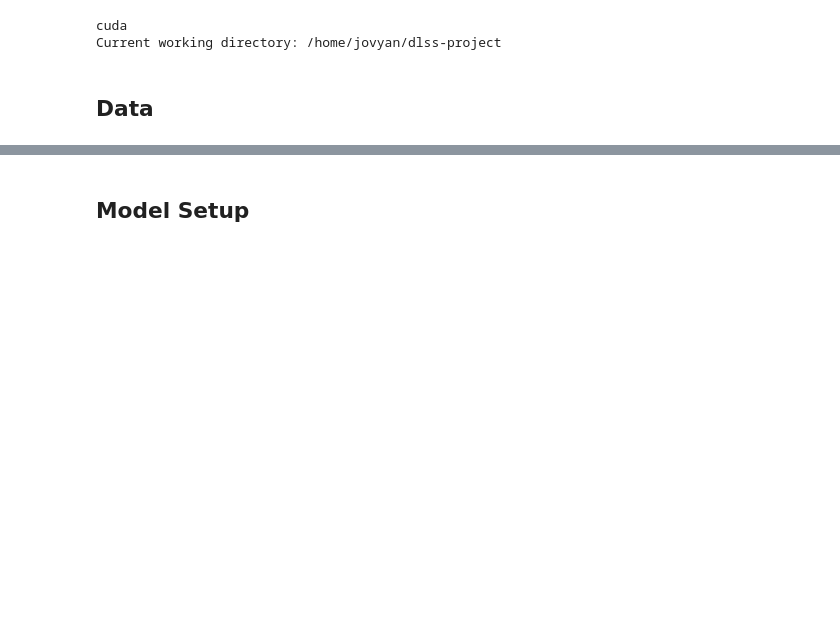
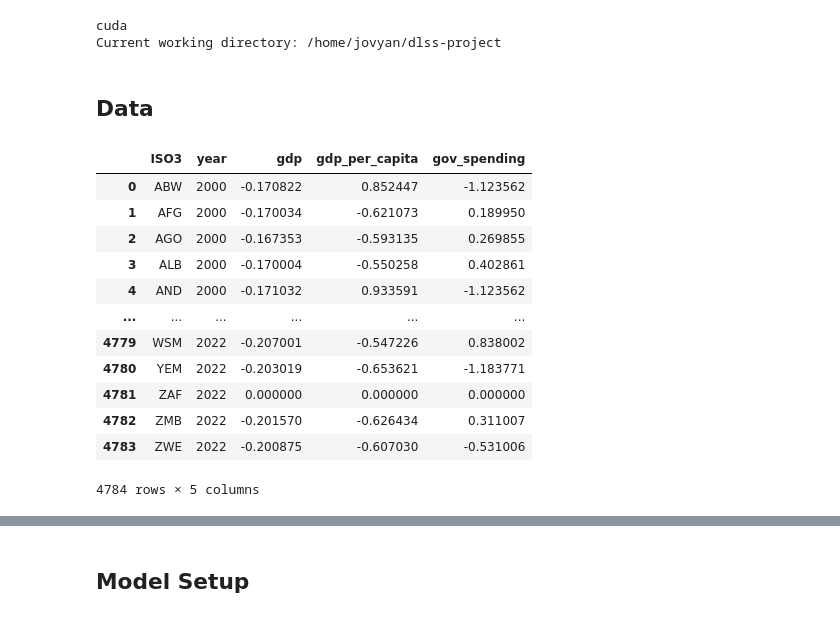
Before and after one commit to samrauh/dlss-project, a Jupyter notebook: model/multimodal_newtwork.ipynb, the cells around one changed output, grey strips where cells are left out. Saved outputs shown, nothing was run; the diff lists cells and outputs as text; code cells hidden in the pictures; blank space fills up the shorter version.

```diff
--- a/model/multimodal_newtwork.ipynb
+++ b/model/multimodal_newtwork.ipynb
@@ -57,6 +57,11 @@ path_lang_edges = "data_collection/culture/language_religion_edges.parquet"
 path_lang_nodes = "data_collection/culture/language_religion_nodes.parquet"
 df_lang_edges = pd.read_parquet(path_lang_edges)
 df_lang_nodes = pd.read_parquet(path_lang_nodes)
+
+path_eco_edges = "data_collection/economics/edges_economics.parquet"
+path_eco_nodes = "data_collection/economics/nodes_economics.parquet"
+df_eco_edges = pd.read_parquet(path_eco_edges)
+df_eco_nodes = pd.read_parquet(path_eco_nodes)
 # %%
 # Pre-compute UN member countries once
 @functools.lru_cache(maxsize=1)
@@ -188,6 +193,22 @@ def create_data(edge_df, node_df, edge_country_a_col, edge_country_b_col, node_c
         data_dict[year] = data
 
     return data_dict
+# %%
+df_eco_nodes
+# %% [output]
+|  | ISO3 | year | gdp | gdp_per_capita | gov_spending |
+| 0 | ABW | 2000 | -0.170822 | 0.852447 | -1.123562 |
+| 1 | AFG | 2000 | -0.170034 | -0.621073 | 0.189950 |
+| 2 | AGO | 2000 | -0.167353 | -0.593135 | 0.269855 |
+| 3 | ALB | 2000 | -0.170004 | -0.550258 | 0.402861 |
+| 4 | AND | 2000 | -0.171032 | 0.933591 | -1.123562 |
+| ... | ... | ... | ... | ... | ... |
+| 4779 | WSM | 2022 | -0.207001 | -0.547226 | 0.838002 |
+| 4780 | YEM | 2022 | -0.203019 | -0.653621 | -1.183771 |
+| 4781 | ZAF | 2022 | 0.000000 | 0.000000 | 0.000000 |
+| 4782 | ZMB | 2022 | -0.201570 | -0.626434 | 0.311007 |
+| 4783 | ZWE | 2022 | -0.200875 | -0.607030 | -0.531006 |
+4784 rows × 5 columns
 # %%
 geo_data = create_data(df_geo_edges, df_geo_nodes,
                         edge_country_a_col='iso_o', edge_country_b_col='iso_d',
```
Also changed, not shown: parts of 4 cells of this notebook, 2 other files.
